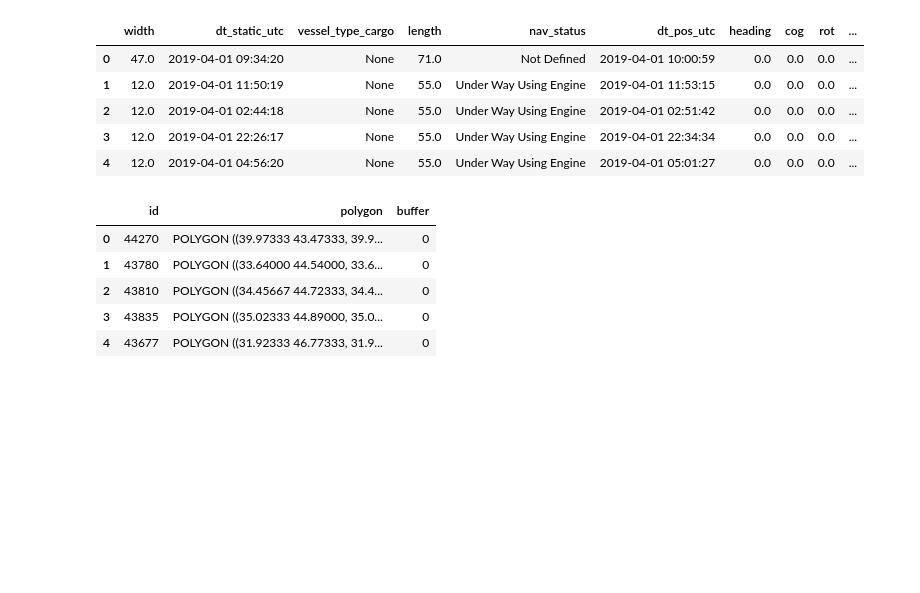
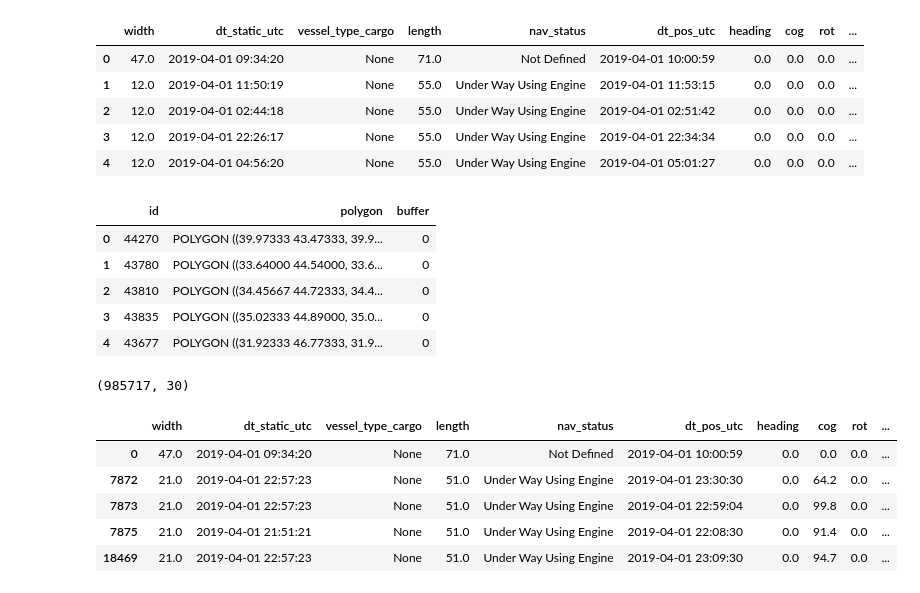
Before and after one commit to InseeFrLab/hackathon-un-2022, a Jupyter notebook: notebooks/ports_sspcloud.ipynb, the cells around one changed output. Saved outputs shown, nothing was run; the diff lists cells and outputs as text; code cells hidden in the pictures; blank space fills up the shorter version.

```diff
--- a/notebooks/ports_sspcloud.ipynb
+++ b/notebooks/ports_sspcloud.ipynb
@@ -226,0 +221,13 @@ def assign_route(df):
+# %%
+filtered_df.shape
+# %% [output]
+(985717, 30)
+# %%
+filtered_df.head()
+# %% [output]
+|  | width | dt_static_utc | vessel_type_cargo | length | nav_status | dt_pos_utc | heading | cog | rot | ... |
+| 0 | 47.0 | 2019-04-01 09:34:20 | None | 71.0 | Not Defined | 2019-04-01 10:00:59 | 0.0 | 0.0 | 0.0 | ... |
+| 7872 | 21.0 | 2019-04-01 22:57:23 | None | 51.0 | Under Way Using Engine | 2019-04-01 23:30:30 | 0.0 | 64.2 | 0.0 | ... |
+| 7873 | 21.0 | 2019-04-01 22:57:23 | None | 51.0 | Under Way Using Engine | 2019-04-01 22:59:04 | 0.0 | 99.8 | 0.0 | ... |
+| 7875 | 21.0 | 2019-04-01 21:51:21 | None | 51.0 | Under Way Using Engine | 2019-04-01 22:08:30 | 0.0 | 91.4 | 0.0 | ... |
+| 18469 | 21.0 | 2019-04-01 22:57:23 | None | 51.0 | Under Way Using Engine | 2019-04-01 23:09:30 | 0.0 | 94.7 | 0.0 | ... |
```
Also changed, not shown: parts of 1 cell of this notebook.
